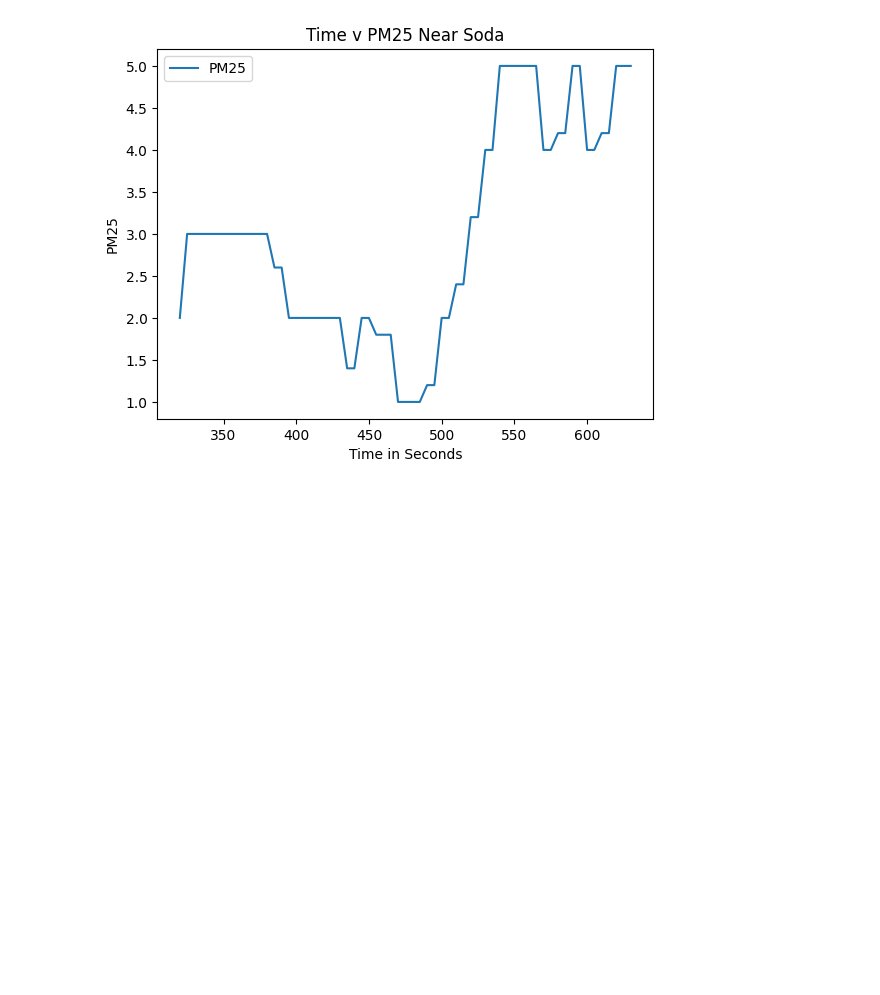
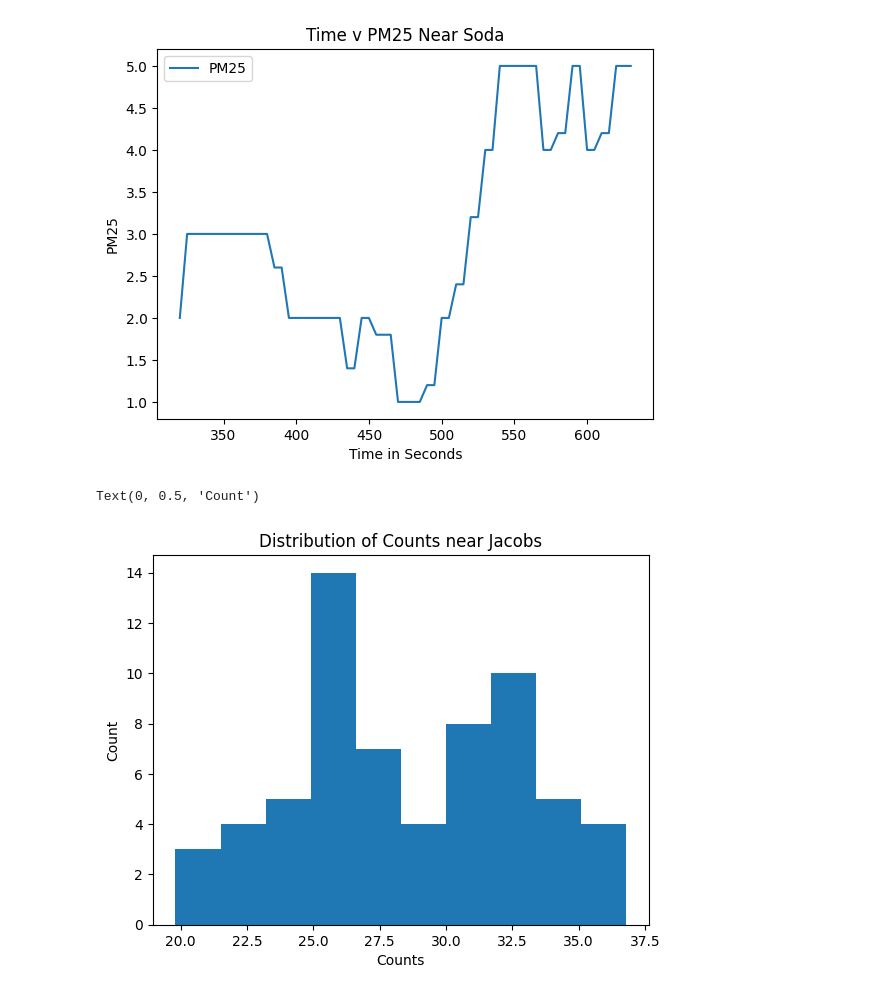
Before and after one commit to Gish-Sky/E11_LabWork, a Jupyter notebook: hw10.ipynb, the cells around one changed output. Cells and saved outputs as stored; diff of their text form; code cells hidden in the pictures; blank space fills up the shorter version.

Commit message:
histograms and pt c

```diff
--- a/hw10.ipynb
+++ b/hw10.ipynb
@@ -129,3 +129,11 @@ plt.ylabel("PM25")
 # %% [output]
 Text(0, 0.5, 'PM25')
 [figure]
+# %%
+plt.hist(pt1['counts'])
+plt.title("Distribution of Counts near Jacobs")
+plt.xlabel("Counts")
+plt.ylabel("Count")
+# %% [output]
+Text(0, 0.5, 'Count')
+[figure, added]
```
Also changed, not shown: parts of 12 cells of this notebook.
